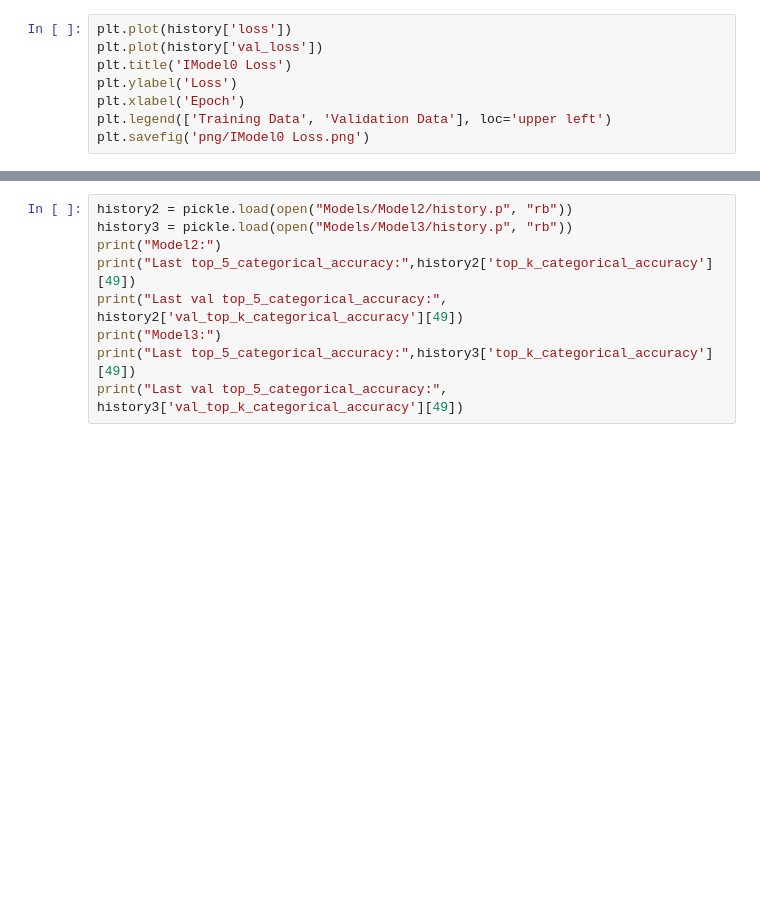
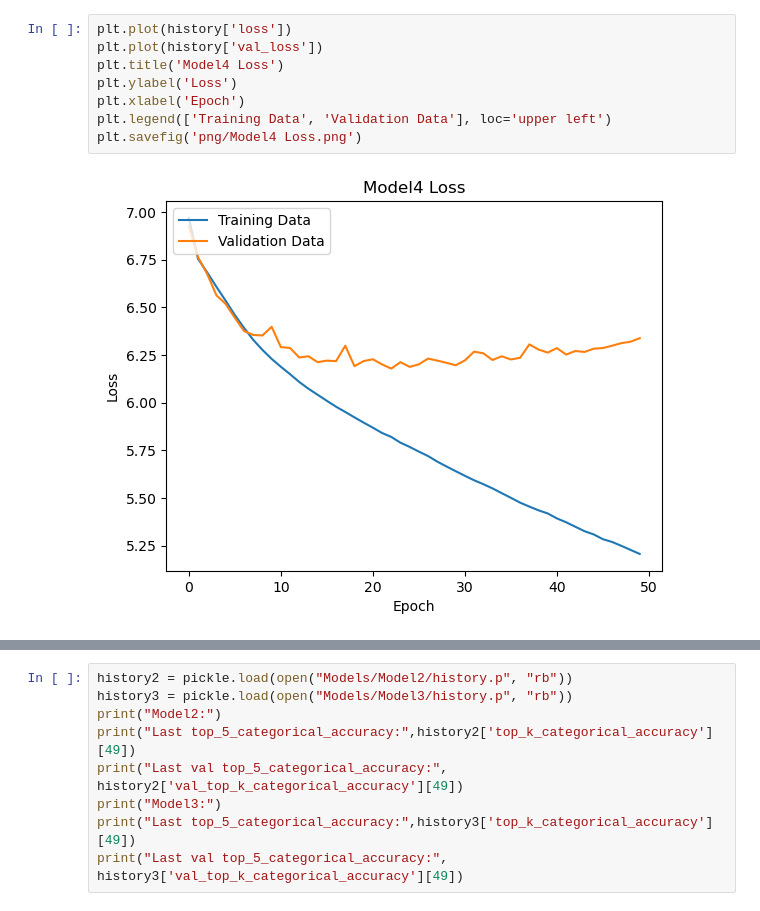
Before and after one commit to Punat02/TextGenerator, a Jupyter notebook: LookAtModel.ipynb, the cells around one changed output, grey strips where cells are left out. Saved outputs shown, nothing was run; the diff lists cells and outputs as text; blank space fills up the shorter version.

```diff
--- a/LookAtModel.ipynb
+++ b/LookAtModel.ipynb
@@ -17,11 +17,13 @@ FileNotFoundError: [Errno 2] No such file or directory: 'IModels/IModel0/history
 # %%
 plt.plot(history['loss'])
 plt.plot(history['val_loss'])
-plt.title('IModel0 Loss')
+plt.title('Model4 Loss')
 plt.ylabel('Loss')
 plt.xlabel('Epoch')
 plt.legend(['Training Data', 'Validation Data'], loc='upper left')
-plt.savefig('png/IModel0 Loss.png')
+plt.savefig('png/Model4 Loss.png')
+# %% [output]
+[figure, added]
 # %%
 plt.plot(history['top_5_categorical_accuracy'])
 plt.plot(history['val_top_5_categorical_accuracy'])
```
Also changed, not shown: parts of 5 cells of this notebook, 3 other files.
